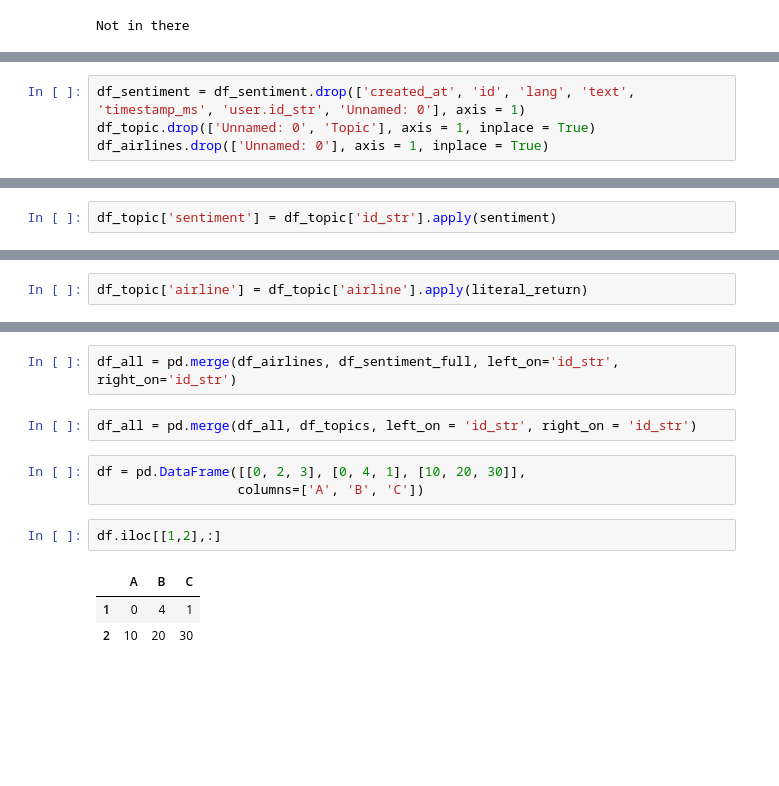
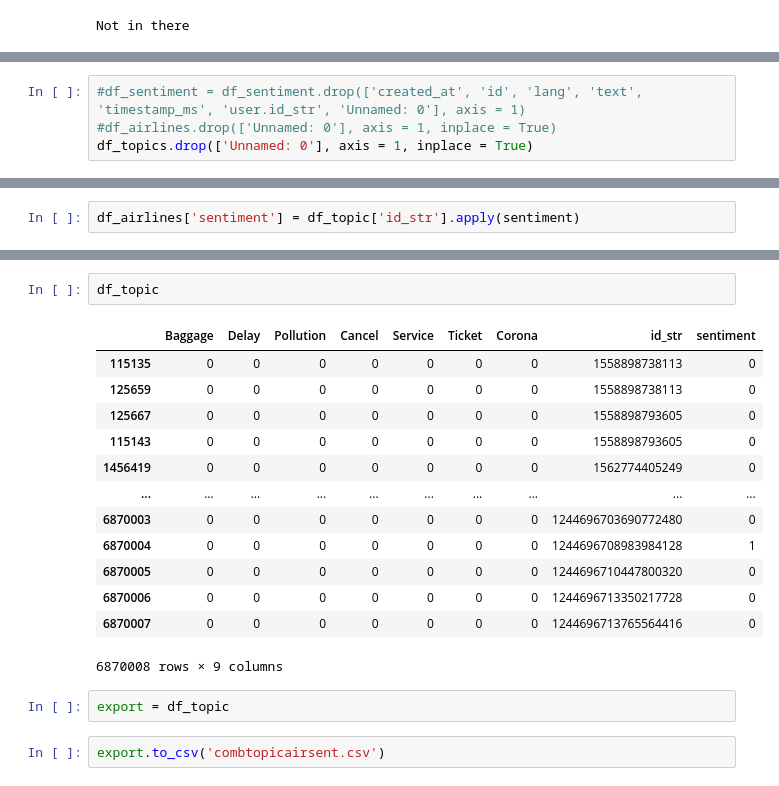
Before and after one commit to Wobknaap/DataChallenge, a Jupyter notebook: CombineTopicAirlSenti.ipynb, the cells around one changed output, grey strips where cells are left out. Cells and saved outputs as stored; diff of their text form; blank space fills up the shorter version.

Commit message:
Finished CombineTopicAirlSenti.ipynb

```diff
--- a/CombineTopicAirlSenti.ipynb
+++ b/CombineTopicAirlSenti.ipynb
@@ -85,7 +81,7 @@ df_airlines.head()
 # %%
-df_sentiment = df_sentiment.drop(['created_at', 'id', 'lang', 'text', 'timestamp_ms', 'user.id_str', 'Unnamed: 0'], axis = 1)
-df_topic.drop(['Unnamed: 0', 'Topic'], axis = 1, inplace = True)
-df_airlines.drop(['Unnamed: 0'], axis = 1, inplace = True)
+#df_sentiment = df_sentiment.drop(['created_at', 'id', 'lang', 'text', 'timestamp_ms', 'user.id_str', 'Unnamed: 0'], axis = 1)
+#df_airlines.drop(['Unnamed: 0'], axis = 1, inplace = True)
+df_topics.drop(['Unnamed: 0'], axis = 1, inplace = True)
 # %%
 len(df_sentiment), len(df_airlines), len(df_topic)
 # %% [output]
@@ -100,3 +113,3 @@ dict_sent[1131173622855413760]
 # %%
-df_topic['sentiment'] = df_topic['id_str'].apply(sentiment)
+df_airlines['sentiment'] = df_topic['id_str'].apply(sentiment)
 # %%
@@ -113,5 +132,3 @@ str
-# %%
-df_topic['airline'] = df_topic['airline'].apply(literal_return)
 # %%
 df_topic = df_topic.sort_values('id_str')
 df_sentiment = df_sentiment.sort_values('id_str')
@@ -122,13 +139,20 @@ len(df_sentiment), len(df_topic), len(df_airlines)
-# %%
-df_all = pd.merge(df_airlines, df_sentiment_full, left_on='id_str', right_on='id_str')
-# %%
-df_all = pd.merge(df_all, df_topics, left_on = 'id_str', right_on = 'id_str')
-# %%
-df = pd.DataFrame([[0, 2, 3], [0, 4, 1], [10, 20, 30]],
-                  columns=['A', 'B', 'C'])
-# %%
-df.iloc[[1,2],:]
-# %% [output]
-|  | A | B | C |
-| 1 | 0 | 4 | 1 |
-| 2 | 10 | 20 | 30 |
+# %%
+df_topic
+# %% [output]
+|  | Baggage | Delay | Pollution | Cancel | Service | Ticket | Corona | id_str | sentiment |
+| 115135 | 0 | 0 | 0 | 0 | 0 | 0 | 0 | 1558898738113 | 0 |
+| 125659 | 0 | 0 | 0 | 0 | 0 | 0 | 0 | 1558898738113 | 0 |
+| 125667 | 0 | 0 | 0 | 0 | 0 | 0 | 0 | 1558898793605 | 0 |
+| 115143 | 0 | 0 | 0 | 0 | 0 | 0 | 0 | 1558898793605 | 0 |
+| 1456419 | 0 | 0 | 0 | 0 | 0 | 0 | 0 | 1562774405249 | 0 |
+| ... | ... | ... | ... | ... | ... | ... | ... | ... | ... |
+| 6870003 | 0 | 0 | 0 | 0 | 0 | 0 | 0 | 1244696703690772480 | 0 |
+| 6870004 | 0 | 0 | 0 | 0 | 0 | 0 | 0 | 1244696708983984128 | 1 |
+| 6870005 | 0 | 0 | 0 | 0 | 0 | 0 | 0 | 1244696710447800320 | 0 |
+| 6870006 | 0 | 0 | 0 | 0 | 0 | 0 | 0 | 1244696713350217728 | 0 |
+| 6870007 | 0 | 0 | 0 | 0 | 0 | 0 | 0 | 1244696713765564416 | 0 |
+6870008 rows × 9 columns
+# %%
+export = df_topic
+# %%
+export.to_csv('combtopicairsent.csv')
```
Also changed, not shown: parts of 13 cells of this notebook.
